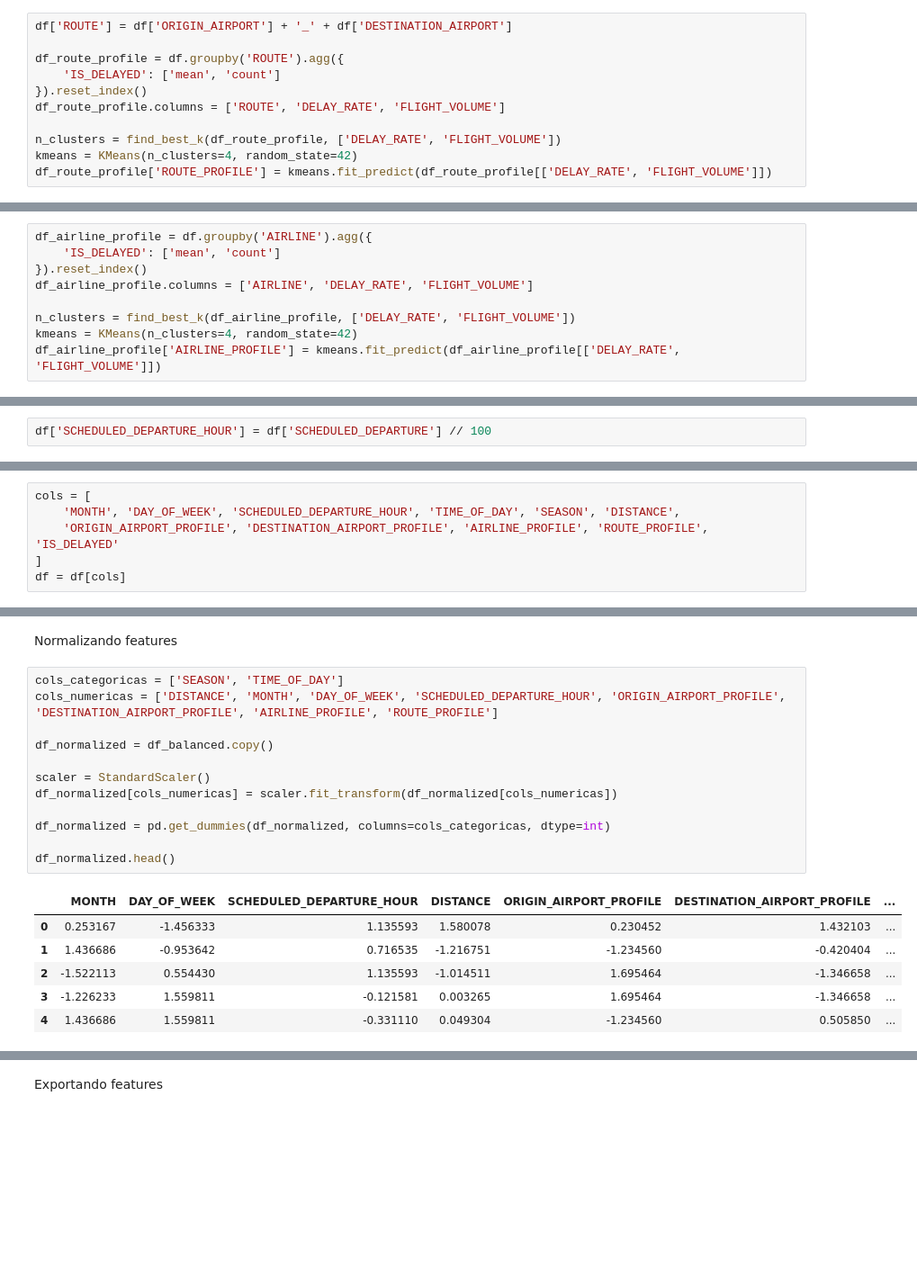
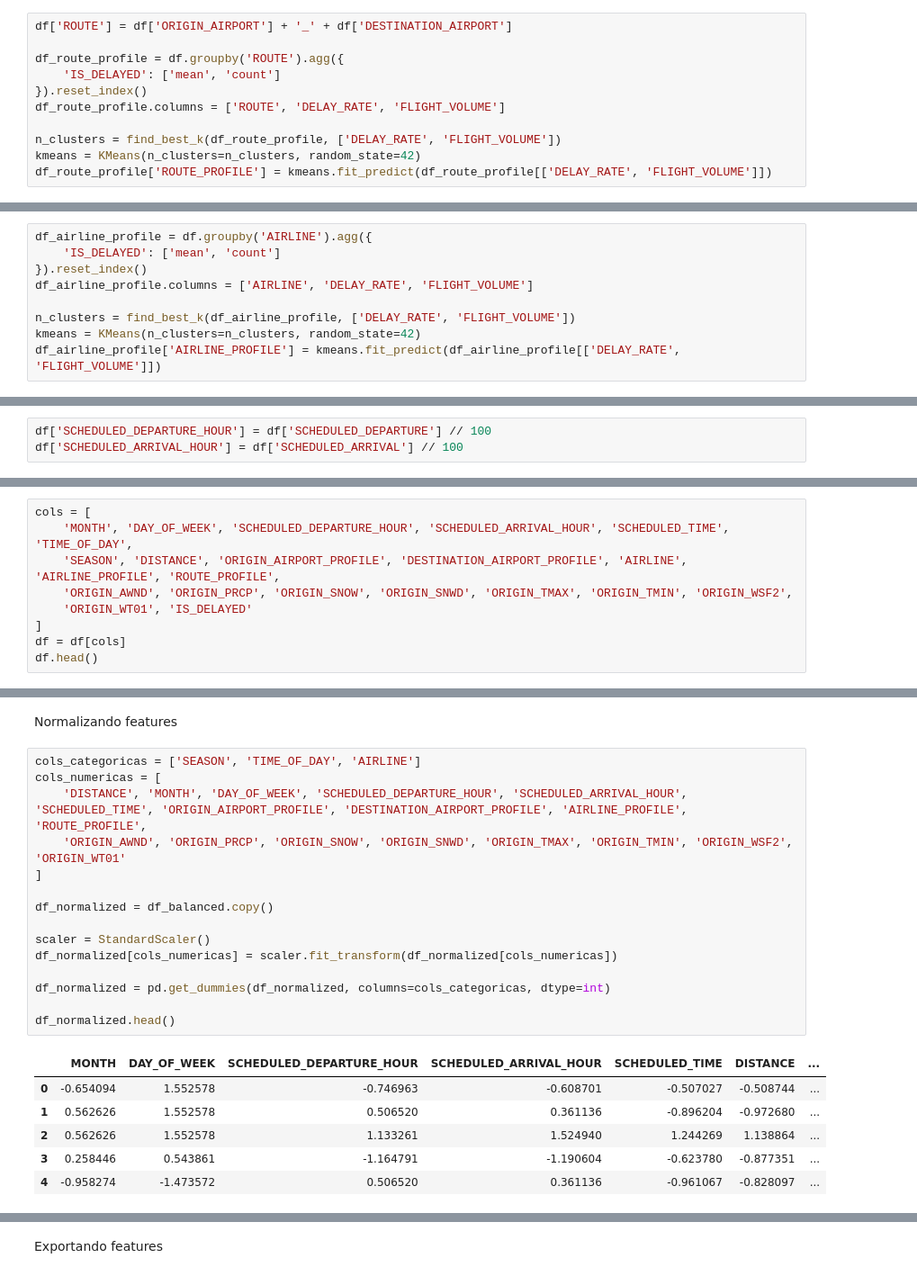
Before and after one commit to postech-mlengineering/postech-ml-engineering-fase-3-tech-challenge, a Jupyter notebook: notebooks/feature_engineering.ipynb, the cells around one changed output, grey strips where cells are left out. Shown at 90% size. Drawn from its saved outputs; the diff is of its cells as text; blank space fills up the shorter version.

```diff
--- a/notebooks/feature_engineering.ipynb
+++ b/notebooks/feature_engineering.ipynb
@@ -99,7 +115,7 @@ df_route_profile = df.groupby('ROUTE').agg({
 df_route_profile.columns = ['ROUTE', 'DELAY_RATE', 'FLIGHT_VOLUME']
 
 n_clusters = find_best_k(df_route_profile, ['DELAY_RATE', 'FLIGHT_VOLUME'])
-kmeans = KMeans(n_clusters=4, random_state=42)
+kmeans = KMeans(n_clusters=n_clusters, random_state=42)
 df_route_profile['ROUTE_PROFILE'] = kmeans.fit_predict(df_route_profile[['DELAY_RATE', 'FLIGHT_VOLUME']])
 # %%
 fig = px.scatter(
@@ -124,7 +140,7 @@ df_airline_profile = df.groupby('AIRLINE').agg({
 df_airline_profile.columns = ['AIRLINE', 'DELAY_RATE', 'FLIGHT_VOLUME']
 
 n_clusters = find_best_k(df_airline_profile, ['DELAY_RATE', 'FLIGHT_VOLUME'])
-kmeans = KMeans(n_clusters=4, random_state=42)
+kmeans = KMeans(n_clusters=n_clusters, random_state=42)
 df_airline_profile['AIRLINE_PROFILE'] = kmeans.fit_predict(df_airline_profile[['DELAY_RATE', 'FLIGHT_VOLUME']])
 # %%
 fig = px.scatter(
@@ -171,5 +202,6 @@ Obtendo horário programado do voo
 # %%
 df['SCHEDULED_DEPARTURE_HOUR'] = df['SCHEDULED_DEPARTURE'] // 100
+df['SCHEDULED_ARRIVAL_HOUR'] = df['SCHEDULED_ARRIVAL'] // 100
 # %% [markdown]
 Mergeando os dados
 # %%
@@ -181,7 +234,10 @@ df = df.merge(df_route_profile[['ROUTE', 'ROUTE_PROFILE']], on='ROUTE', how='lef
 Selecionando features
 # %%
 cols = [
-    'MONTH', 'DAY_OF_WEEK', 'SCHEDULED_DEPARTURE_HOUR', 'TIME_OF_DAY', 'SEASON', 'DISTANCE',
-    'ORIGIN_AIRPORT_PROFILE', 'DESTINATION_AIRPORT_PROFILE', 'AIRLINE_PROFILE', 'ROUTE_PROFILE', 'IS_DELAYED'
+    'MONTH', 'DAY_OF_WEEK', 'SCHEDULED_DEPARTURE_HOUR', 'SCHEDULED_ARRIVAL_HOUR', 'SCHEDULED_TIME', 'TIME_OF_DAY',
+    'SEASON', 'DISTANCE', 'ORIGIN_AIRPORT_PROFILE', 'DESTINATION_AIRPORT_PROFILE', 'AIRLINE', 'AIRLINE_PROFILE', 'ROUTE_PROFILE',
+    'ORIGIN_AWND', 'ORIGIN_PRCP', 'ORIGIN_SNOW', 'ORIGIN_SNWD', 'ORIGIN_TMAX', 'ORIGIN_TMIN', 'ORIGIN_WSF2',
+    'ORIGIN_WT01', 'IS_DELAYED'
 ]
 df = df[cols]
+df.head()
@@ -237,21 +301,24 @@ df_balanced = df_balanced.sample(frac=1, random_state=42).reset_index(drop=True)
 # %% [markdown]
 Normalizando features
 # %%
-cols_categoricas = ['SEASON', 'TIME_OF_DAY']
-cols_numericas = ['DISTANCE', 'MONTH', 'DAY_OF_WEEK', 'SCHEDULED_DEPARTURE_HOUR', 'ORIGIN_AIRPORT_PROFILE', 'DESTINATION_AIRPORT_PROFILE', 'AIRLINE_PROFILE', 'ROUTE_PROFILE']
+cols_categoricas = ['SEASON', 'TIME_OF_DAY', 'AIRLINE']
+cols_numericas = [
+    'DISTANCE', 'MONTH', 'DAY_OF_WEEK', 'SCHEDULED_DEPARTURE_HOUR', 'SCHEDULED_ARRIVAL_HOUR', 'SCHEDULED_TIME', 'ORIGIN_AIRPORT_PROFILE', 'DESTINATION_AIRPORT_PROFILE', 'AIRLINE_PROFILE', 'ROUTE_PROFILE',
+    'ORIGIN_AWND', 'ORIGIN_PRCP', 'ORIGIN_SNOW', 'ORIGIN_SNWD', 'ORIGIN_TMAX', 'ORIGIN_TMIN', 'ORIGIN_WSF2', 'ORIGIN_WT01'
+]
 
 df_normalized = df_balanced.copy()
 
 scaler = StandardScaler()
 df_normalized[cols_numericas] = scaler.fit_transform(df_normalized[cols_numericas])
 
 df_normalized = pd.get_dummies(df_normalized, columns=cols_categoricas, dtype=int)
 
 df_normalized.head()
 # %% [output]
-|  | MONTH | DAY_OF_WEEK | SCHEDULED_DEPARTURE_HOUR | DISTANCE | ORIGIN_AIRPORT_PROFILE | DESTINATION_AIRPORT_PROFILE | ... |
-| 0 | 0.253167 | -1.456333 | 1.135593 | 1.580078 | 0.230452 | 1.432103 | ... |
-| 1 | 1.436686 | -0.953642 | 0.716535 | -1.216751 | -1.234560 | -0.420404 | ... |
-| 2 | -1.522113 | 0.554430 | 1.135593 | -1.014511 | 1.695464 | -1.346658 | ... |
-| 3 | -1.226233 | 1.559811 | -0.121581 | 0.003265 | 1.695464 | -1.346658 | ... |
-| 4 | 1.436686 | 1.559811 | -0.331110 | 0.049304 | -1.234560 | 0.505850 | ... |
+|  | MONTH | DAY_OF_WEEK | SCHEDULED_DEPARTURE_HOUR | SCHEDULED_ARRIVAL_HOUR | SCHEDULED_TIME | DISTANCE | ... |
+| 0 | -0.654094 | 1.552578 | -0.746963 | -0.608701 | -0.507027 | -0.508744 | ... |
+| 1 | 0.562626 | 1.552578 | 0.506520 | 0.361136 | -0.896204 | -0.972680 | ... |
+| 2 | 0.562626 | 1.552578 | 1.133261 | 1.524940 | 1.244269 | 1.138864 | ... |
+| 3 | 0.258446 | 0.543861 | -1.164791 | -1.190604 | -0.623780 | -0.877351 | ... |
+| 4 | -0.958274 | -1.473572 | 0.506520 | 0.361136 | -0.961067 | -0.828097 | ... |
```
Also changed, not shown: parts of 16 cells of this notebook, 3 other files.
